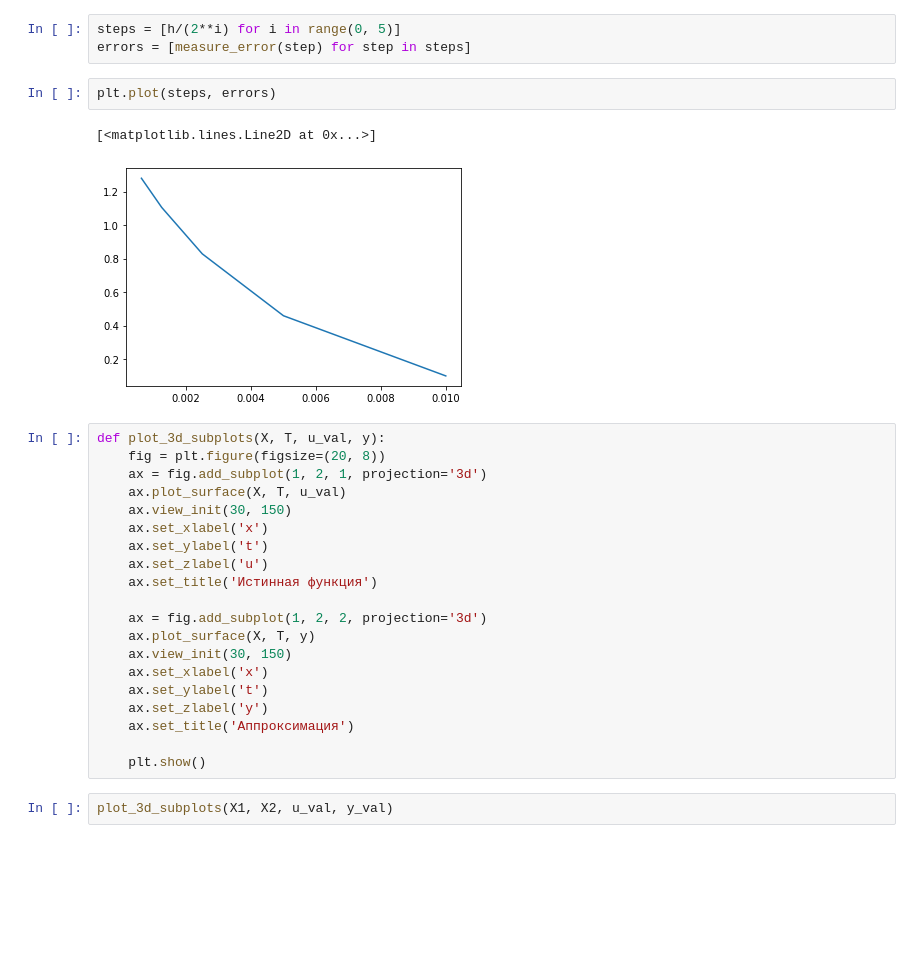
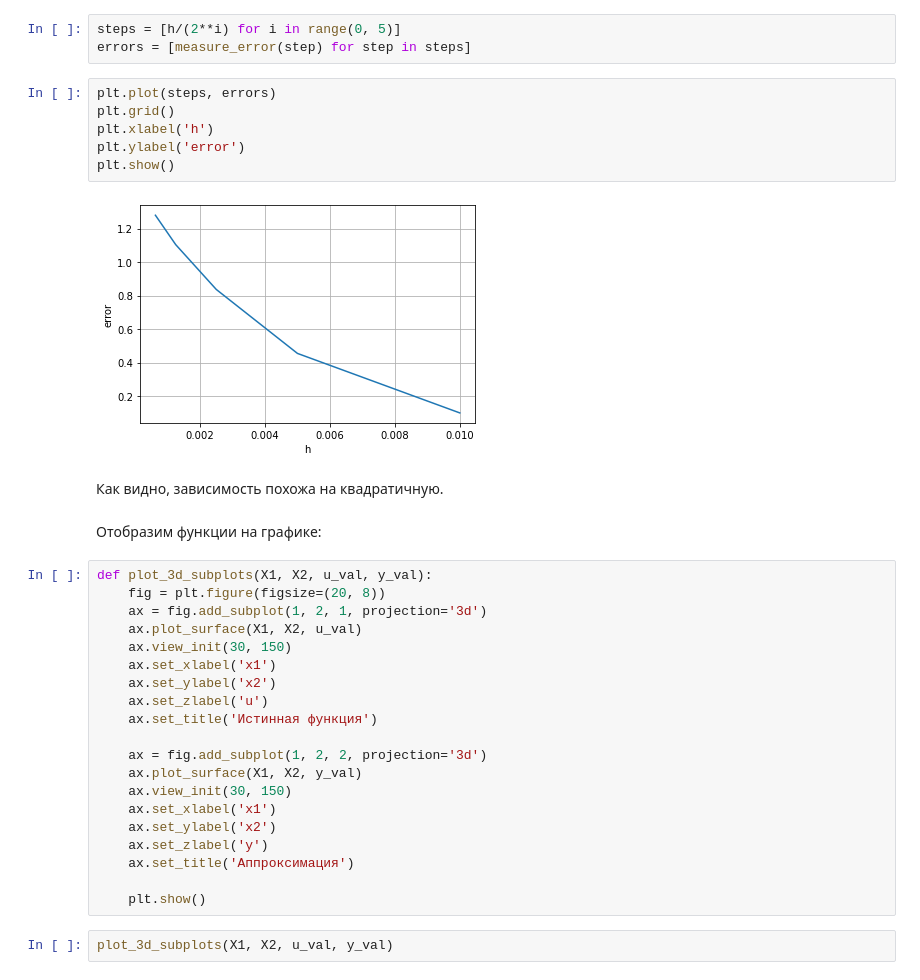
Before and after one commit to ProkopievGr/num_meth, a Jupyter notebook: tasks/G-lab3.ipynb, the cells around one changed output. Cells and saved outputs as stored; diff of their text form; blank space fills up the shorter version.

```diff
--- a/tasks/G-lab3.ipynb
+++ b/tasks/G-lab3.ipynb
@@ -76,27 +86,34 @@ def measure_error(h):
 # %%
 steps = [h/(2**i) for i in range(0, 5)]
 errors = [measure_error(step) for step in steps]
-# %%
-plt.plot(steps, errors)
-# %% [output]
-[<matplotlib.lines.Line2D at 0x...>]
-[figure, removed]
+# %%
+plt.plot(steps, errors)
+plt.grid()
+plt.xlabel('h')
+plt.ylabel('error')
+plt.show()
+# %% [output]
+[figure, added]
+# %% [markdown]
+Как видно, зависимость похожа на квадратичную.
+# %% [markdown]
+Отобразим функции на графике:
 # %%
-def plot_3d_subplots(X, T, u_val, y):
+def plot_3d_subplots(X1, X2, u_val, y_val):
     fig = plt.figure(figsize=(20, 8))
     ax = fig.add_subplot(1, 2, 1, projection='3d')
-    ax.plot_surface(X, T, u_val)
+    ax.plot_surface(X1, X2, u_val)
     ax.view_init(30, 150)
-    ax.set_xlabel('x')
-    ax.set_ylabel('t')
+    ax.set_xlabel('x1')
+    ax.set_ylabel('x2')
     ax.set_zlabel('u')
     ax.set_title('Истинная функция')
 
     ax = fig.add_subplot(1, 2, 2, projection='3d')
-    ax.plot_surface(X, T, y)
+    ax.plot_surface(X1, X2, y_val)
     ax.view_init(30, 150)
-    ax.set_xlabel('x')
-    ax.set_ylabel('t')
+    ax.set_xlabel('x1')
+    ax.set_ylabel('x2')
     ax.set_zlabel('y')
     ax.set_title('Аппроксимация')
 
```
Also changed, not shown: parts of 6 cells of this notebook.
